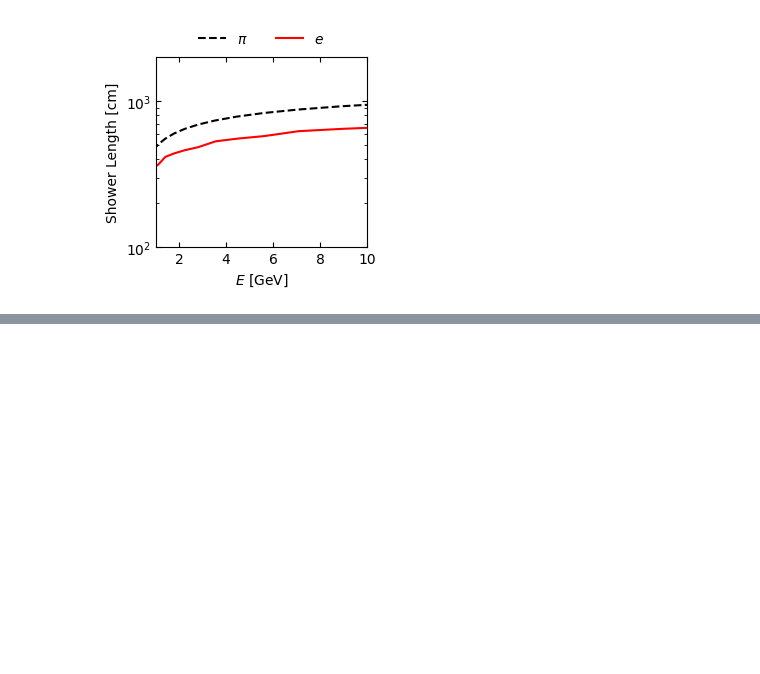
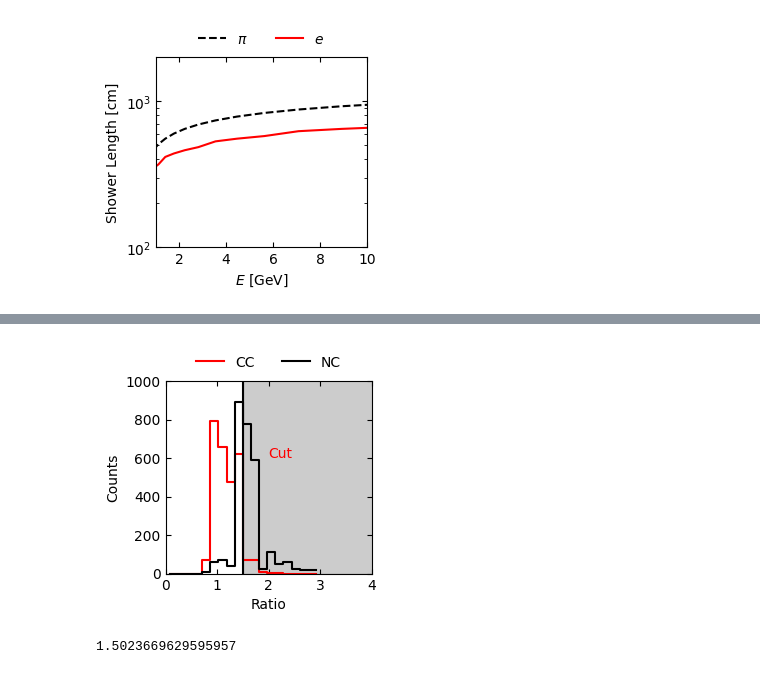
Before and after one commit to MeighenBergerS/cdm_detector_example, a Jupyter notebook: examples/basic_detector.ipynb, the cells around one changed output, grey strips where cells are left out. Cells and saved outputs as stored; diff of their text form; code cells hidden in the pictures; blank space fills up the shorter version.

```diff
--- a/examples/basic_detector.ipynb
+++ b/examples/basic_detector.ipynb
@@ -594,0 +626,58 @@ fig.tight_layout()
+# %%
+cc_ratios = data_TvsS_test(timing_samples_CC, cuts_CC)
+nc_ratios = data_TvsS_test(timing_samples_NC, cuts_NC)
+# %%
+# Let's plot it
+# -----------------------------------------------------------
+# plot
+fig, ax = plt.subplots(1, 1, figsize=(3,3))
+
+tmp_bins = np.linspace(0, 3, 20)
+tmp_centers = (tmp_bins[1:] + tmp_bins[:-1]) / 2
+
+cc_binned, _ = np.histogram(cc_ratios, bins=tmp_bins)
+nc_binned, _ = np.histogram(nc_ratios, bins=tmp_bins)
+
+ax.step(
+    tmp_centers,
+    cc_binned,
+    color='r',
+    ls='-',
+    label=r'CC'
+)
+
+ax.step(
+    tmp_centers,
+    nc_binned,
+    color='k',
+    ls='-',
+    label=r'NC'
+)
+
+ax.axvline(np.percentile(nc_ratios, 10), 0, 1e4, color='k')
+ax.fill_betweenx([0, 1e4], np.percentile(nc_ratios, 10), 5, color='k', alpha=0.2)
+
+# ax.fill_betweenx([0, 1e5], 0, 1e0, color='k', alpha=0.2)
+# -----------------------------------------------------------
+# axis
+ax.set_xlim(0, 4)
+ax.set_ylim(0, 1e3)
+ax.set_yscale('linear')
+ax.set_xscale('linear')
+# -----------------------------------------------------------
+# legend
+ax.legend(frameon=False, ncols=2, loc=9, bbox_to_anchor=(0.5, 1.2))
+# -----------------------------------------------------------
+# labels
+ax.set_xlabel(r"Ratio")
+ax.set_ylabel(r"Counts")
+ax.text(2, 600, "Cut", color='r')
+ax.tick_params(axis='both', which='both', direction='in', right=True, top=True)
+fig.tight_layout()
+# fig.savefig('atmospheric_flux.pdf', bbox_inches='tight', dpi=500)
+# %% [output]
+[figure, added]
+# %%
+np.percentile(nc_ratios, 10)
+# %% [output]
+1.5023669629595957
```
Also changed, not shown: parts of 11 cells of this notebook, 12 other files.
